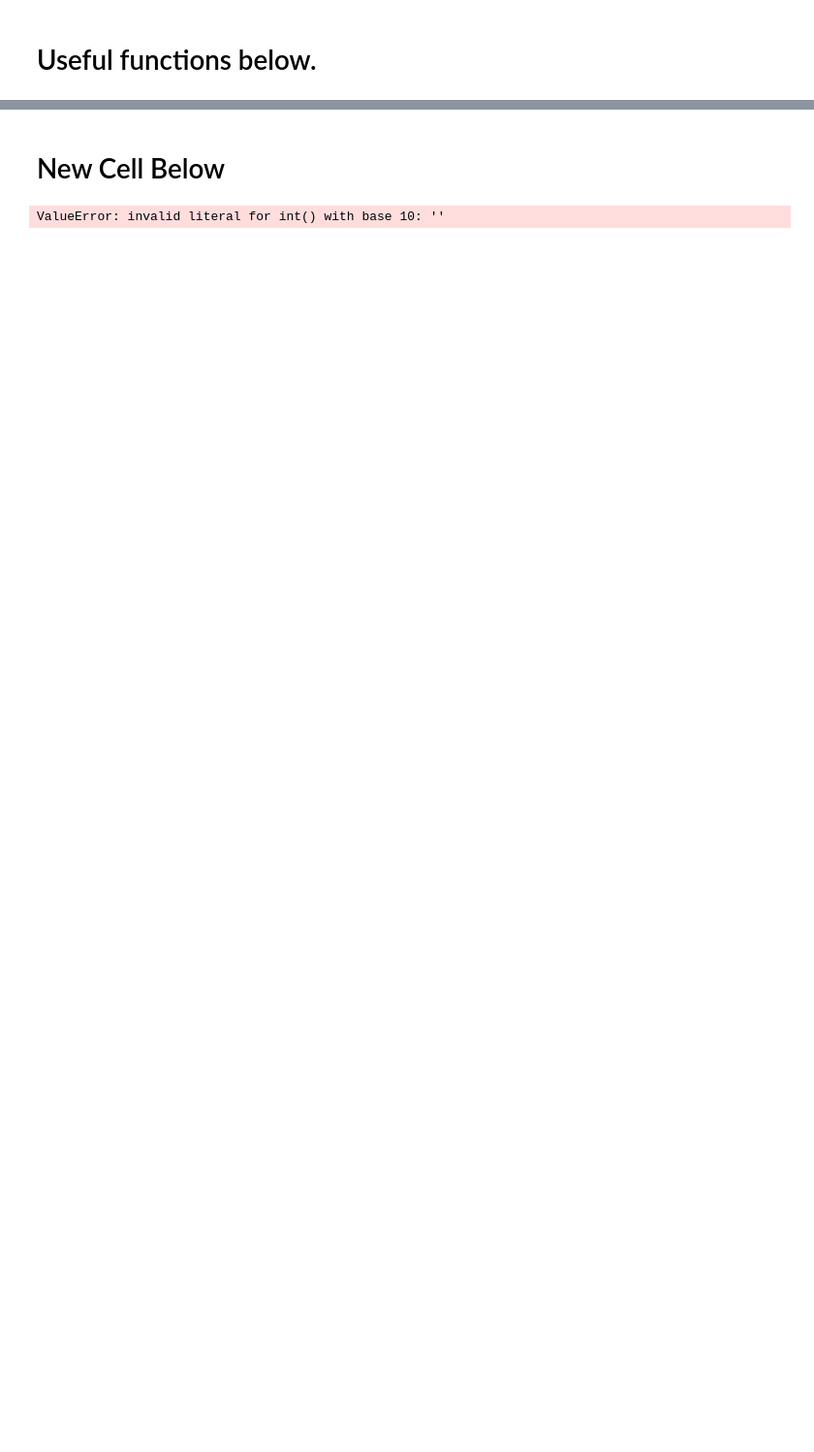
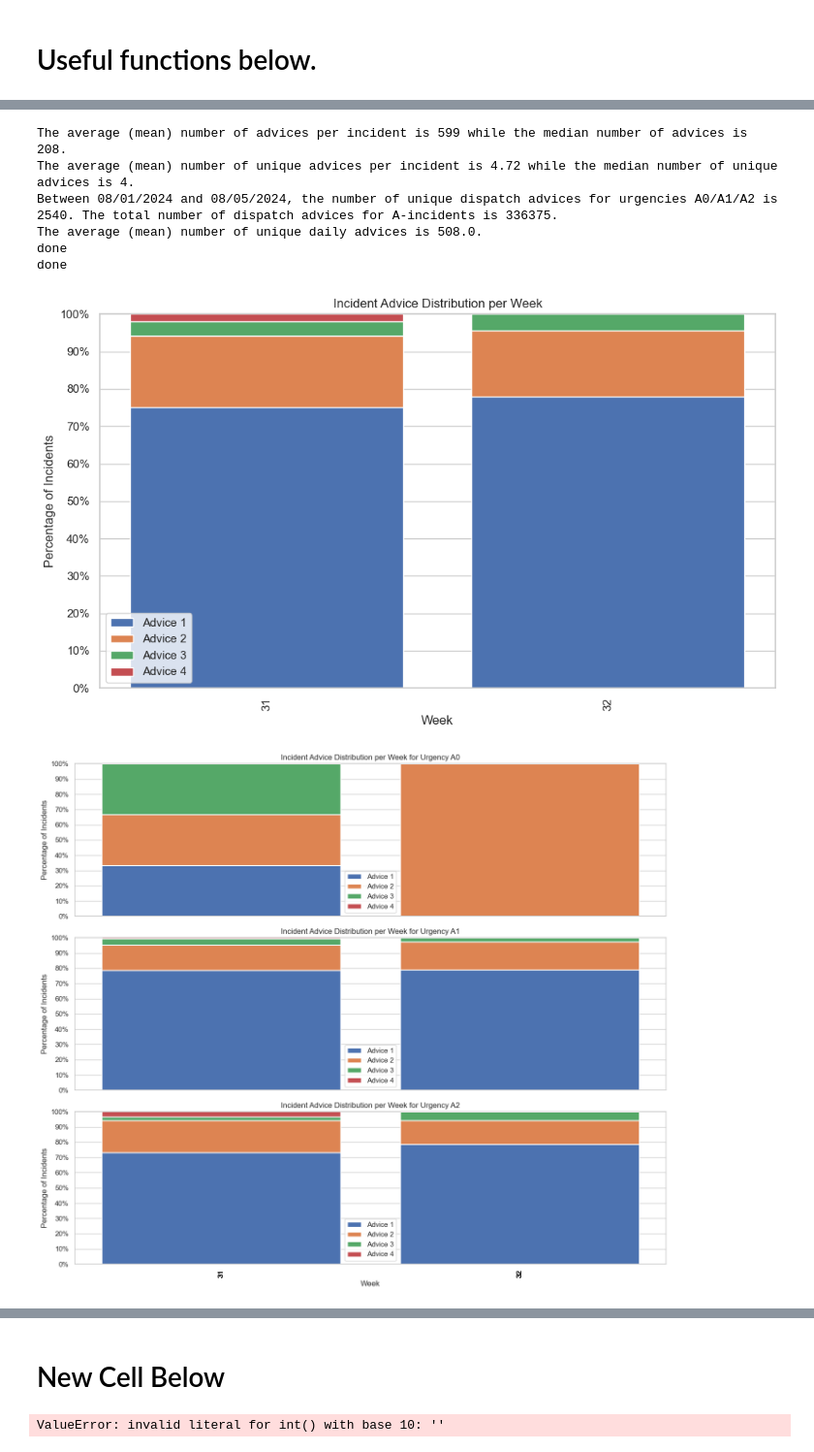
Before and after one commit to procionetti/demandMatrix_backup, a Jupyter notebook: interactivePlot.ipynb, the cells around one changed output, grey strips where cells are left out. Shown at 97% size. Saved outputs shown, nothing was run; the diff lists cells and outputs as text; code cells hidden in the pictures; blank space fills up the shorter version.

Commit message:
Test import functions from utilsMongo

```diff
--- a/interactivePlot.ipynb
+++ b/interactivePlot.ipynb
@@ -122,3 +124,7 @@ def make_hexagon_grids(code):
     hex_grids=[hex_grid_A1,hex_grid_A2]
 
     return hex_grids
+# %%
+from utilsMongoFuns import *
+mongoDBimportTwente(8,1,8,5,1)
+# %% [output]
@@ -124,0 +134,8 @@ def make_hexagon_grids(code):
+The average (mean) number of advices per incident is 599 while the median number of advices is 208.
+The average (mean) number of unique advices per incident is 4.72 while the median number of unique advices is 4.
+Between 08/01/2024 and 08/05/2024, the number of unique dispatch advices for urgencies A0/A1/A2 is 2540. The total number of dispatch advices for A-incidents is 336375.
+The average (mean) number of unique daily advices is 508.0.
+done
+done
+[figure, added]
+[figure, added]
```
Also changed, not shown: parts of 3 cells of this notebook.
